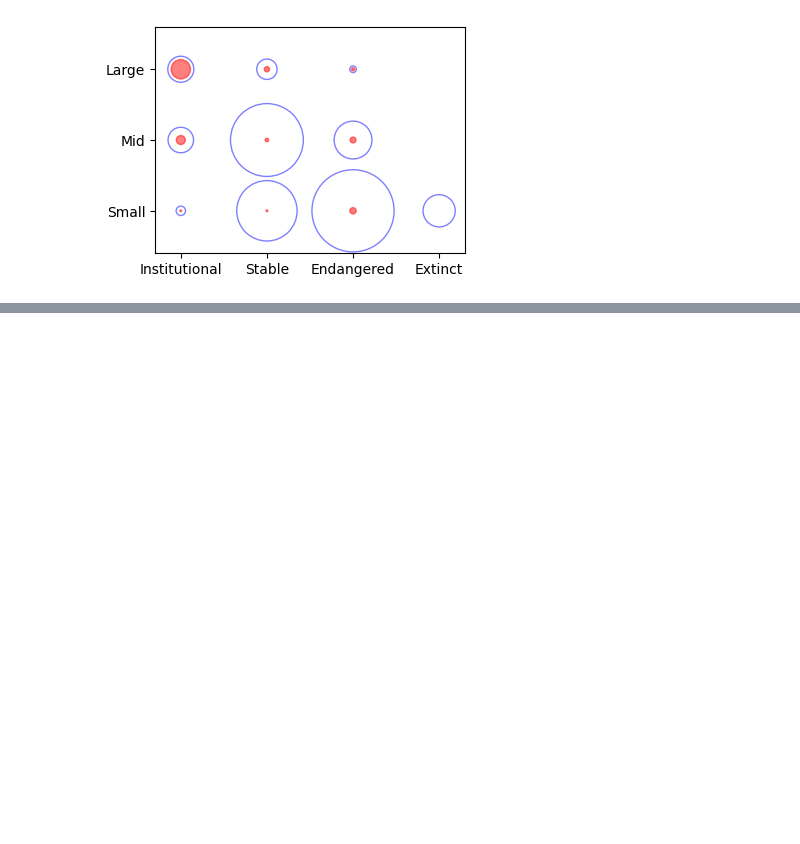
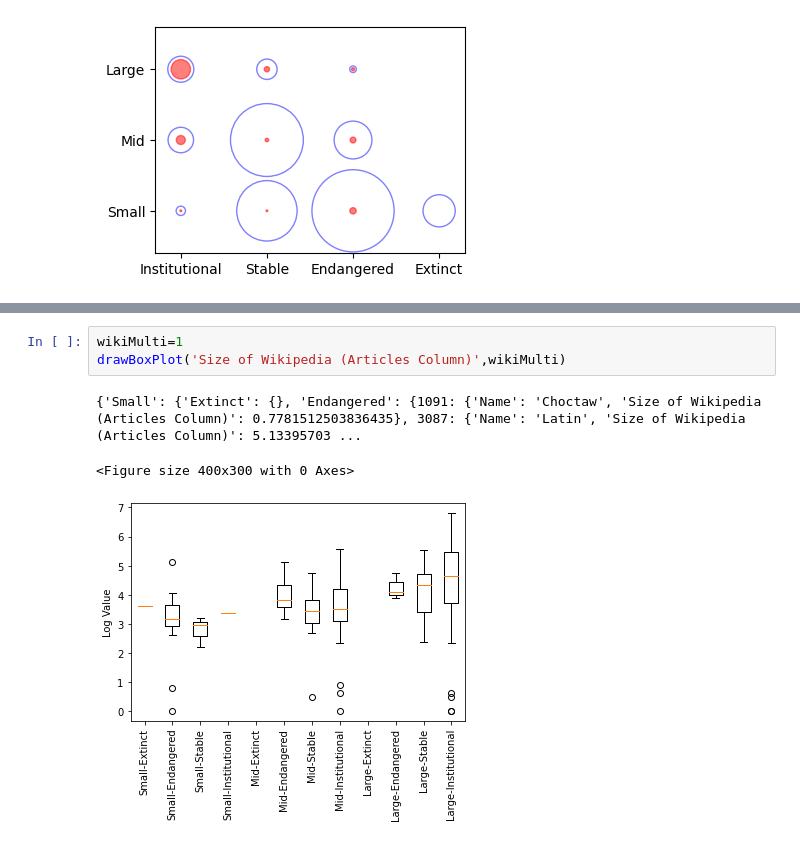
Before and after one commit to NisansaDdS/Some-Languages-are-More-Equal-than-Others, a Jupyter notebook: Generate Diagrams.ipynb, the cells around one changed output, grey strips where cells are left out. Cells and saved outputs as stored; diff of their text form; blank space fills up the shorter version.

Commit message:
Added Draw Boxplot Code

```diff
--- a/Generate Diagrams.ipynb
+++ b/Generate Diagrams.ipynb
@@ -272,0 +322,7 @@ plotBubbleGraph('Hugginface')
+# %%
+wikiMulti=1
+drawBoxPlot('Size of Wikipedia (Articles Column)',wikiMulti)
+# %% [output]
+{'Small': {'Extinct': {}, 'Endangered': {1091: {'Name': 'Choctaw', 'Size of Wikipedia (Articles Column)': 0.7781512503836435}, 3087: {'Name': 'Latin', 'Size of Wikipedia (Articles Column)': 5.13395703 ...
+<Figure size 400x300 with 0 Axes>
+[figure, added]
```
Also changed, not shown: parts of 8 cells of this notebook, 14 other files.
